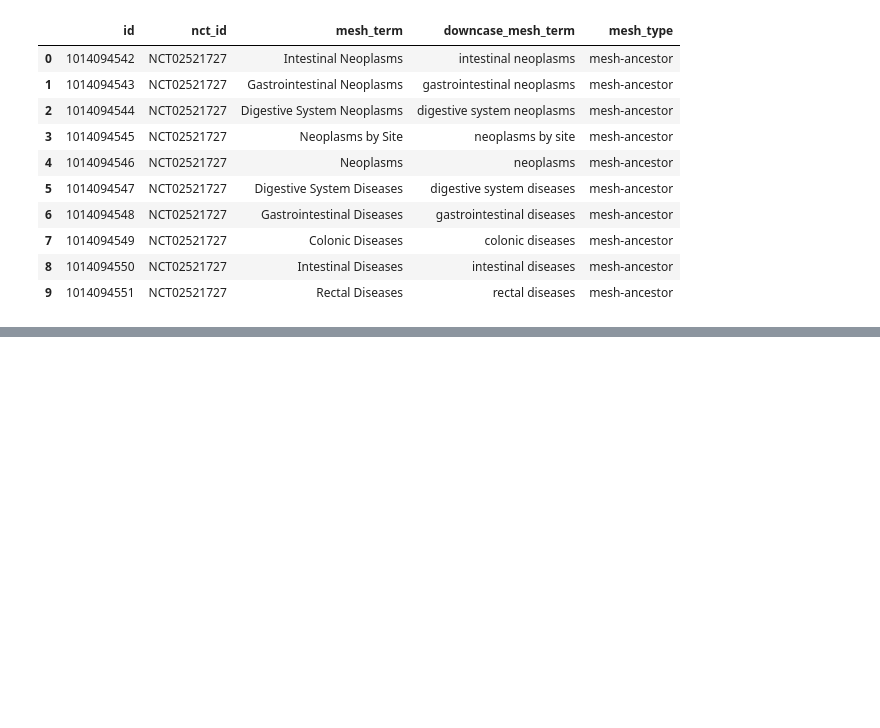
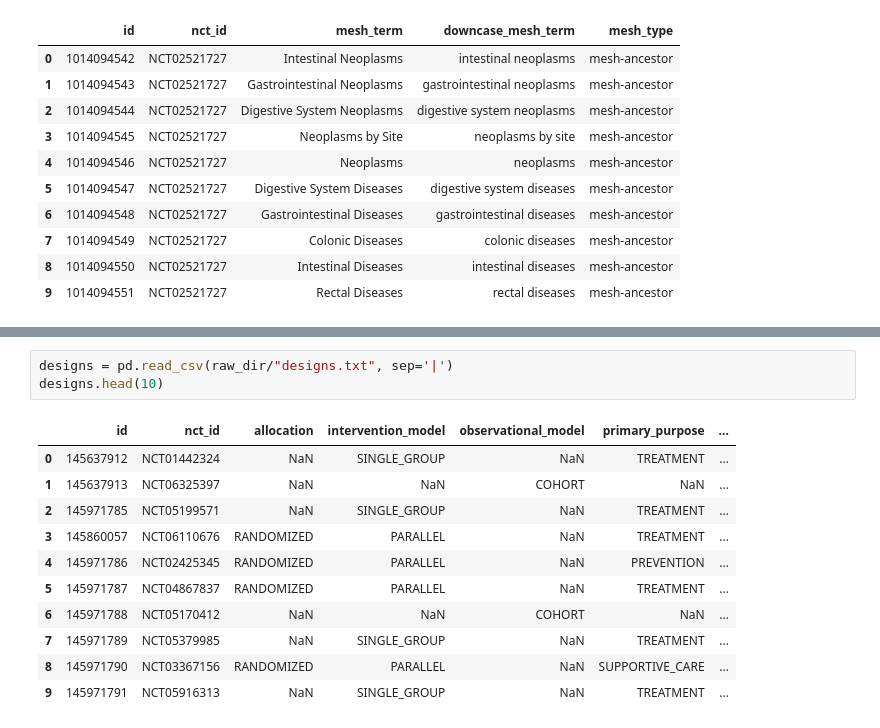
Before and after one commit to danherbb/clinical-trial-termination-risk, a Jupyter notebook: notebooks/data_exploration.ipynb, the cells around one changed output, grey strips where cells are left out. Drawn from its saved outputs; the diff is of its cells as text; blank space fills up the shorter version.

```diff
--- a/notebooks/data_exploration.ipynb
+++ b/notebooks/data_exploration.ipynb
@@ -170,0 +471,15 @@ len([cond for cond in conditions['downcase_name'] if 'anxiety' in cond])
+# %%
+designs = pd.read_csv(raw_dir/"designs.txt", sep='|')
+designs.head(10)
+# %% [output]
+|  | id | nct_id | allocation | intervention_model | observational_model | primary_purpose | ... |
+| 0 | 145637912 | NCT01442324 | NaN | SINGLE_GROUP | NaN | TREATMENT | ... |
+| 1 | 145637913 | NCT06325397 | NaN | NaN | COHORT | NaN | ... |
+| 2 | 145971785 | NCT05199571 | NaN | SINGLE_GROUP | NaN | TREATMENT | ... |
+| 3 | 145860057 | NCT06110676 | RANDOMIZED | PARALLEL | NaN | TREATMENT | ... |
+| 4 | 145971786 | NCT02425345 | RANDOMIZED | PARALLEL | NaN | PREVENTION | ... |
+| 5 | 145971787 | NCT04867837 | RANDOMIZED | PARALLEL | NaN | TREATMENT | ... |
+| 6 | 145971788 | NCT05170412 | NaN | NaN | COHORT | NaN | ... |
+| 7 | 145971789 | NCT05379985 | NaN | SINGLE_GROUP | NaN | TREATMENT | ... |
+| 8 | 145971790 | NCT03367156 | RANDOMIZED | PARALLEL | NaN | SUPPORTIVE_CARE | ... |
+| 9 | 145971791 | NCT05916313 | NaN | SINGLE_GROUP | NaN | TREATMENT | ... |
```
Also changed, not shown: parts of 60 cells of this notebook, 2 other files.
